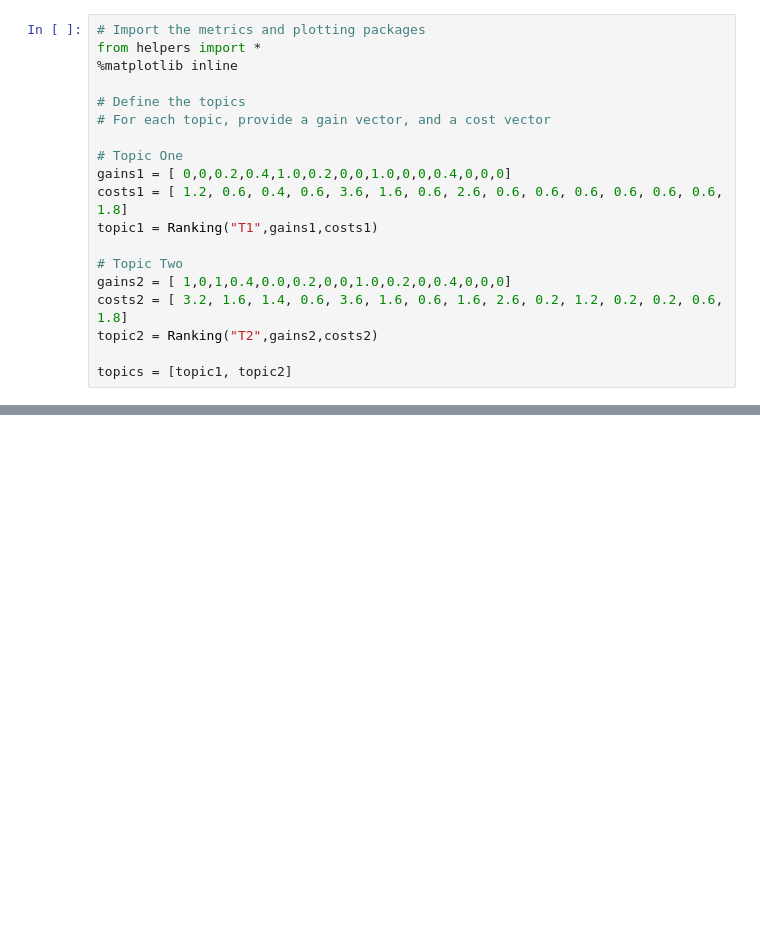
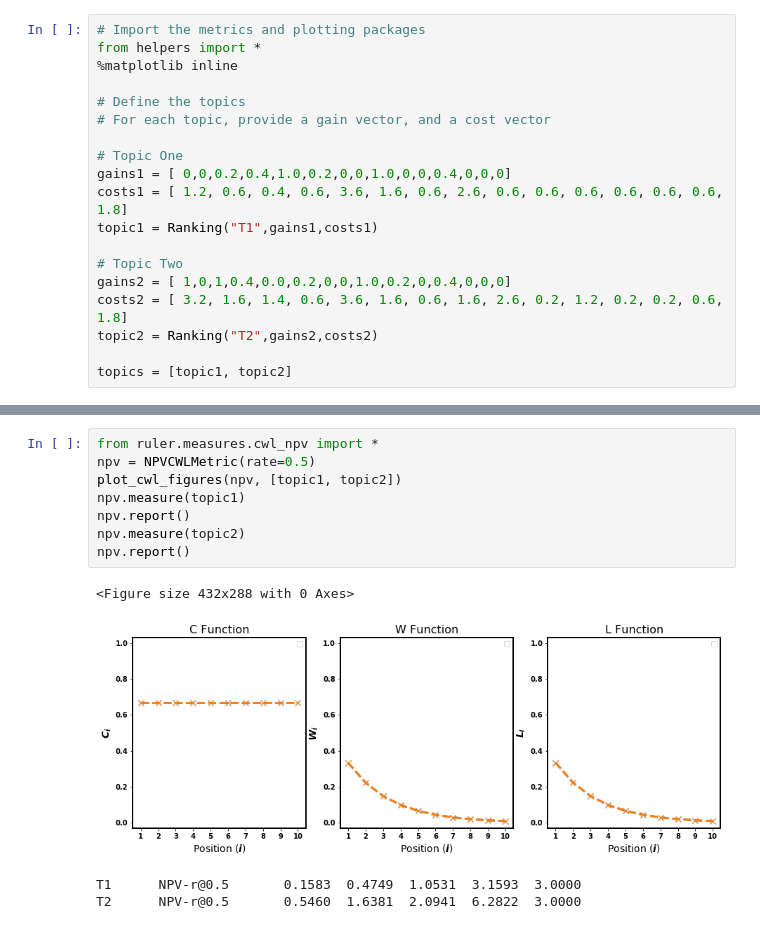
Before and after one commit to ireval/cwl-examples, a Jupyter notebook: notebooks/SIGIR2019-Demo-CWL-PLots.ipynb, the cells around one changed output, grey strips where cells are left out. Saved outputs shown, nothing was run; the diff lists cells and outputs as text; blank space fills up the shorter version.

```diff
--- a/notebooks/SIGIR2019-Demo-CWL-PLots.ipynb
+++ b/notebooks/SIGIR2019-Demo-CWL-PLots.ipynb
@@ -142,2 +142,15 @@ ift.report()
 T1      IFT-C1-C2-T=2-b1=0.25-R1=10-A=0.2-b2=0.25-R2=10 0.0748  0.1269  1.0857  1.8412  1.6959
 T2      IFT-C1-C2-T=2-b1=0.25-R1=10-A=0.2-b2=0.25-R2=10 0.6417  1.8077  2.0653  5.8182  2.8171
+# %%
+from ruler.measures.cwl_npv import *
+npv = NPVCWLMetric(rate=0.5)
+plot_cwl_figures(npv, [topic1, topic2])
+npv.measure(topic1)
+npv.report()
+npv.measure(topic2)
+npv.report()
+# %% [output]
+<Figure size 432x288 with 0 Axes>
+[figure, added]
+T1      NPV-r@0.5       0.1583  0.4749  1.0531  3.1593  3.0000
+T2      NPV-r@0.5       0.5460  1.6381  2.0941  6.2822  3.0000
```
Also changed, not shown: parts of 11 cells of this notebook, 2 other files.
